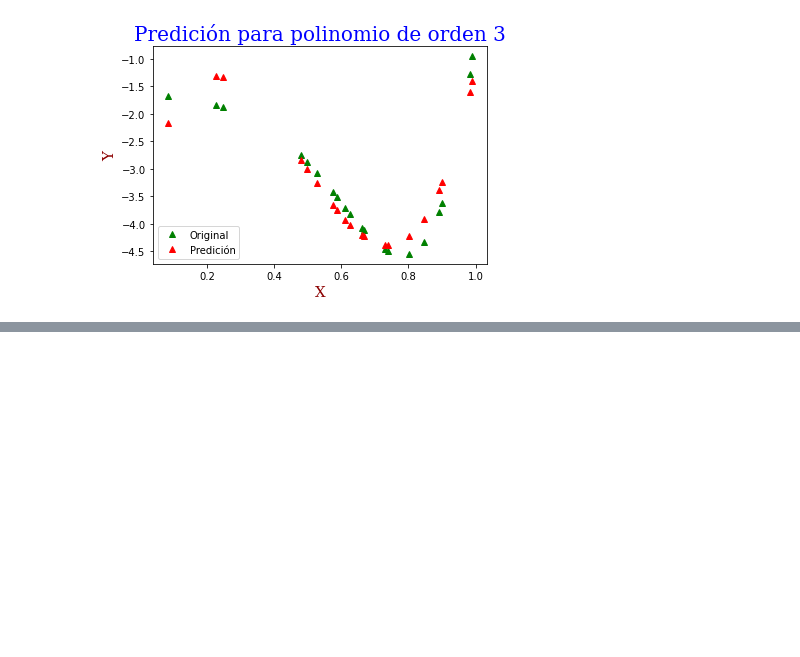
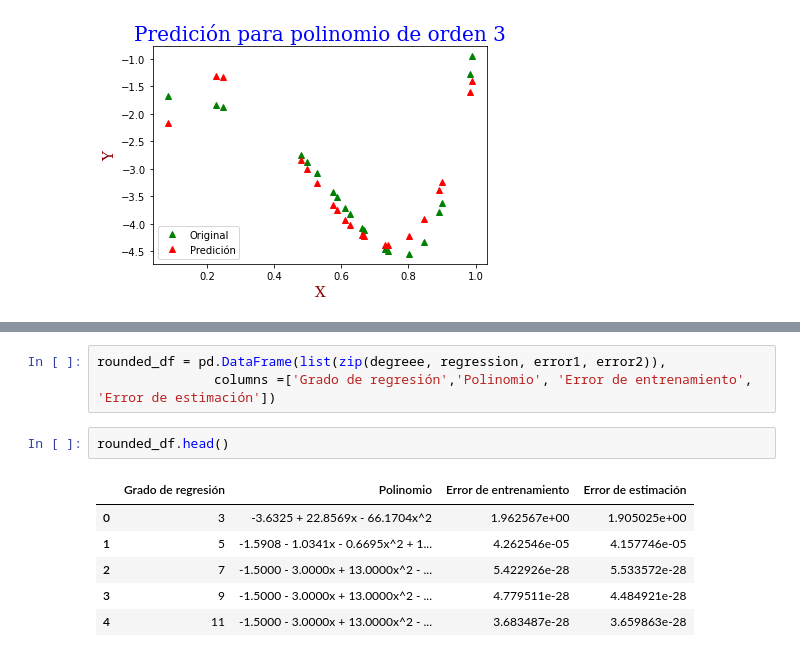
Before and after one commit to JHON-EDV/Regresion-Polinomica, a Jupyter notebook: Regression.ipynb, the cells around one changed output, grey strips where cells are left out. Cells and saved outputs as stored; diff of their text form; blank space fills up the shorter version.

```diff
--- a/Regression.ipynb
+++ b/Regression.ipynb
@@ -104,0 +171,12 @@ print('Coeficiente de Determinación R2 = ' + str(r2))
+# %%
+rounded_df = pd.DataFrame(list(zip(degreee, regression, error1, error2)),
+               columns =['Grado de regresión','Polinomio', 'Error de entrenamiento', 'Error de estimación'])
+# %%
+rounded_df.head()
+# %% [output]
+|  | Grado de regresión | Polinomio | Error de entrenamiento | Error de estimación |
+| 0 | 3 | -3.6325 + 22.8569x - 66.1704x^2 | 1.962567e+00 | 1.905025e+00 |
+| 1 | 5 | -1.5908 - 1.0341x - 0.6695x^2 + 1... | 4.262546e-05 | 4.157746e-05 |
+| 2 | 7 | -1.5000 - 3.0000x + 13.0000x^2 - ... | 5.422926e-28 | 5.533572e-28 |
+| 3 | 9 | -1.5000 - 3.0000x + 13.0000x^2 - ... | 4.779511e-28 | 4.484921e-28 |
+| 4 | 11 | -1.5000 - 3.0000x + 13.0000x^2 - ... | 3.683487e-28 | 3.659863e-28 |
```
Also changed, not shown: parts of 9 cells of this notebook.
